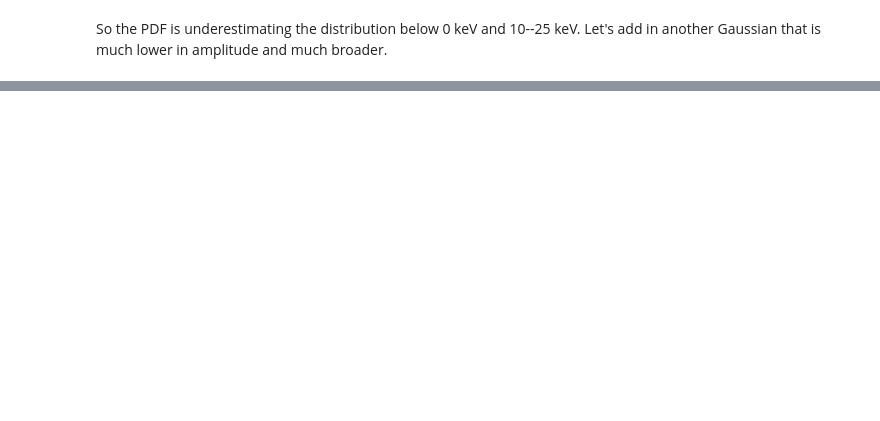
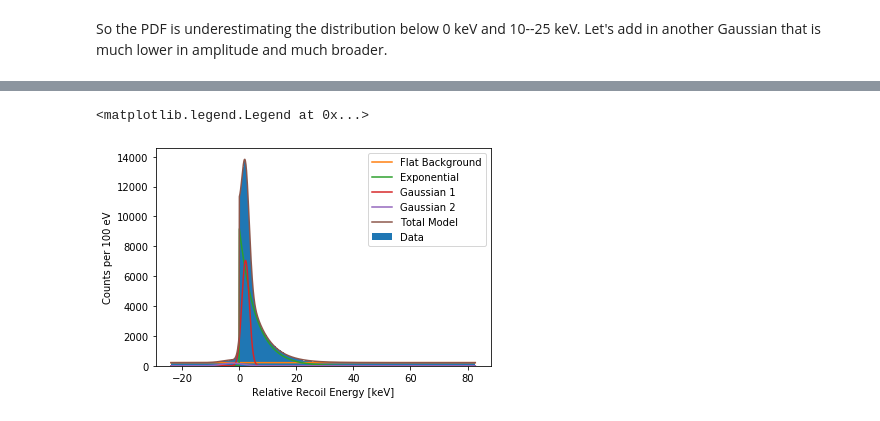
Before and after one commit to dtemps123/HS_Lessons, a Jupyter notebook: Lesson05.ipynb, the cells around one changed output, grey strips where cells are left out. Saved outputs shown, nothing was run; the diff lists cells and outputs as text; code cells hidden in the pictures; blank space fills up the shorter version.

```diff
--- a/Lesson05.ipynb
+++ b/Lesson05.ipynb
@@ -252,0 +292,9 @@ plt.legend(loc='upper right')
+# %%
+PDF_EXPO_AMP   = popt[0]
+PDF_EXPO_SCALE = popt[1]
+PDF_GSS1_AMP   = popt[2]
+PDF_GSS1_MU    = popt[3]
+PDF_GSS1_SIG   = popt[4]
+PDF_GSS2_AMP   = popt[5]
+PDF_GSS2_MU    = popt[6]
+PDF_GSS2_SIG   = popt[7]
@@ -252,0 +329,24 @@ plt.legend(loc='upper right')
+# %%
+x_values = np.array([ np.min(data) , np.max(data)])
+all_bins = np.arange(start=x_values[0],stop=x_values[1],step=bin_step)
+pdf_bkgd = PDF_Background(all_bins)
+
+bkgd_vals = PDF_Background_keV(all_bins)
+expo_vals = PDF_Exponential_keV(all_bins)
+gss1_vals = PDF_Gauss1_keV(all_bins)
+gss2_vals = PDF_Gauss2_keV(all_bins)
+pdf_vals  = PDF_total(all_bins)
+
+plt.figure()
+hist, bins, patches = plt.hist(data, bins=all_bins, label="Data")
+plt.plot(all_bins, bkgd_vals*bin_step, label="Flat Background")
+plt.plot(all_bins, expo_vals*bin_step, label="Exponential")
+plt.plot(all_bins, gss1_vals*bin_step, label="Gaussian 1")
+plt.plot(all_bins, gss2_vals*bin_step, label="Gaussian 2")
+plt.plot(all_bins, pdf_vals*bin_step, label="Total Model")
+plt.xlabel("Relative Recoil Energy [keV]")
+plt.ylabel("Counts per 100 eV")
+plt.legend(loc='upper right')
+# %% [output]
+<matplotlib.legend.Legend at 0x...>
+[figure, added]
```
Also changed, not shown: parts of 13 cells of this notebook, 1 other file.
